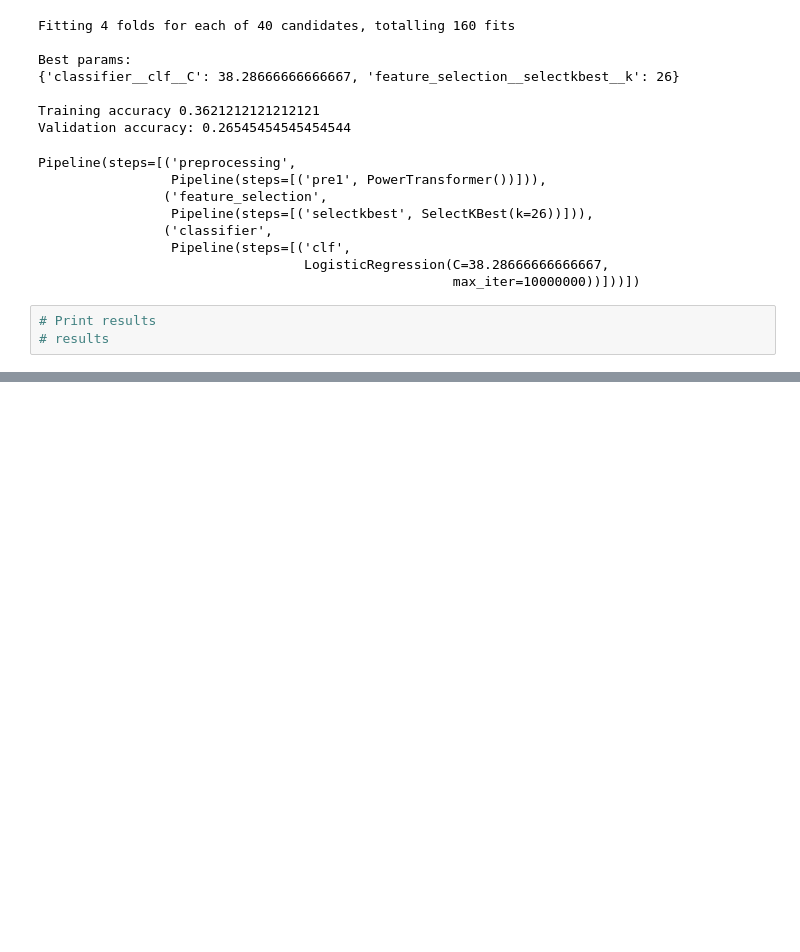
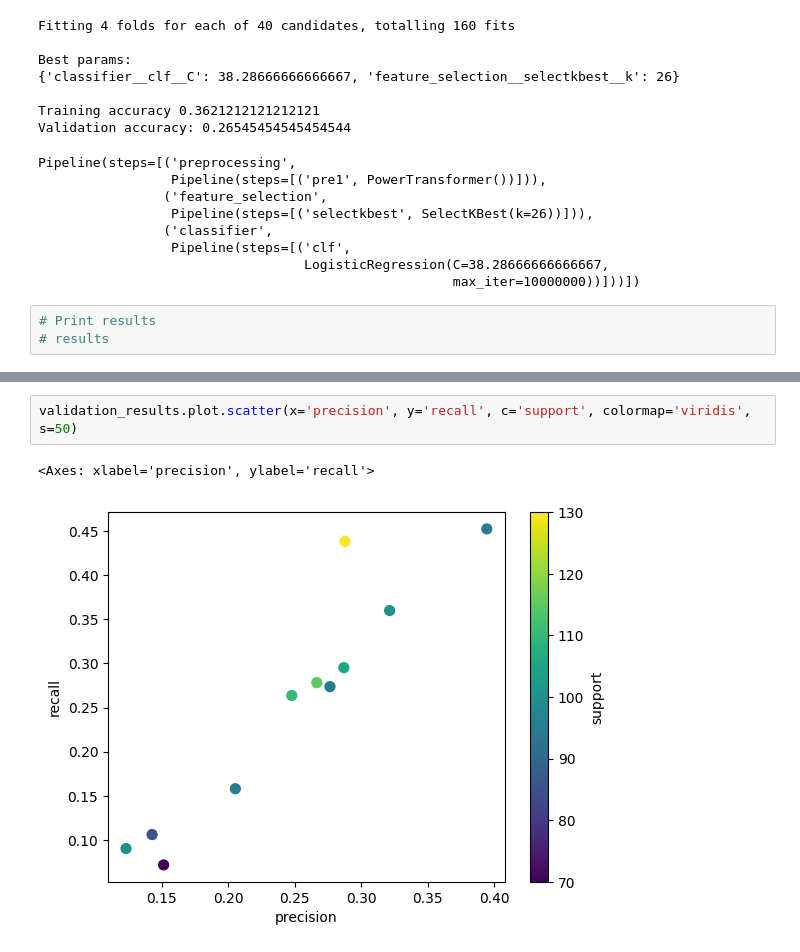
Before and after one commit to ItsKhaled/ML_Challenge, a Jupyter notebook: code/Notebook_Khaled.ipynb, the cells around one changed output, grey strips where cells are left out. Cells and saved outputs as stored; diff of their text form; blank space fills up the shorter version.

```diff
--- a/code/Notebook_Khaled.ipynb
+++ b/code/Notebook_Khaled.ipynb
@@ -239,0 +336,5 @@ Pipeline(steps=[('preprocessing',
+# %%
+validation_results.plot.scatter(x='precision', y='recall', c='support', colormap='viridis', s=50)
+# %% [output]
+<Axes: xlabel='precision', ylabel='recall'>
+[figure, added]
```
Also changed, not shown: parts of 13 cells of this notebook.
